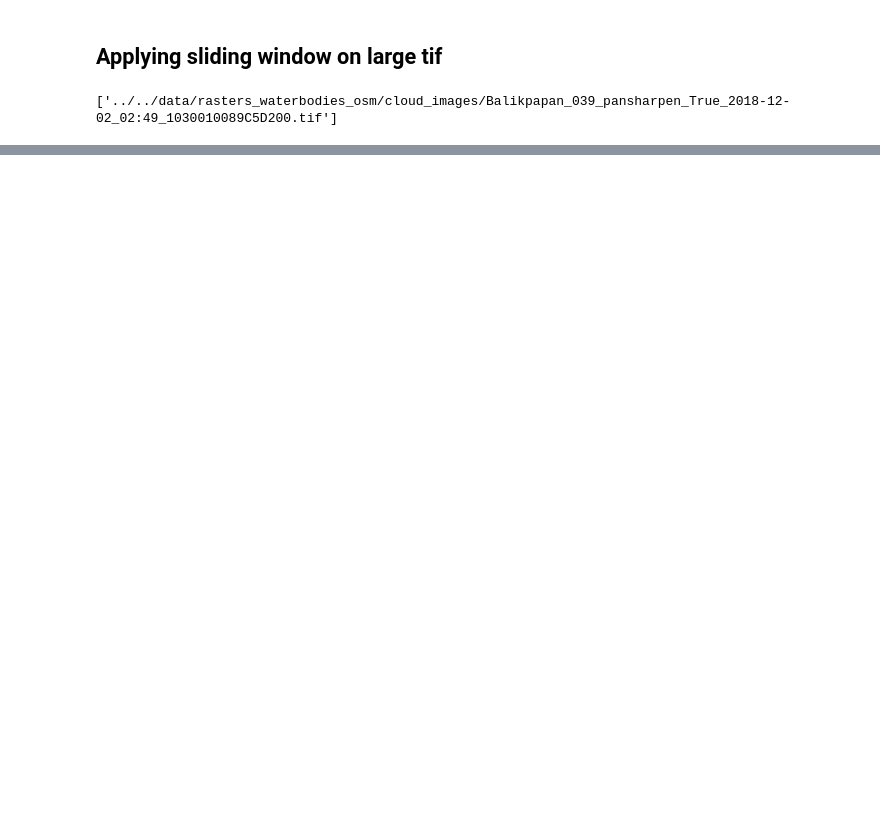
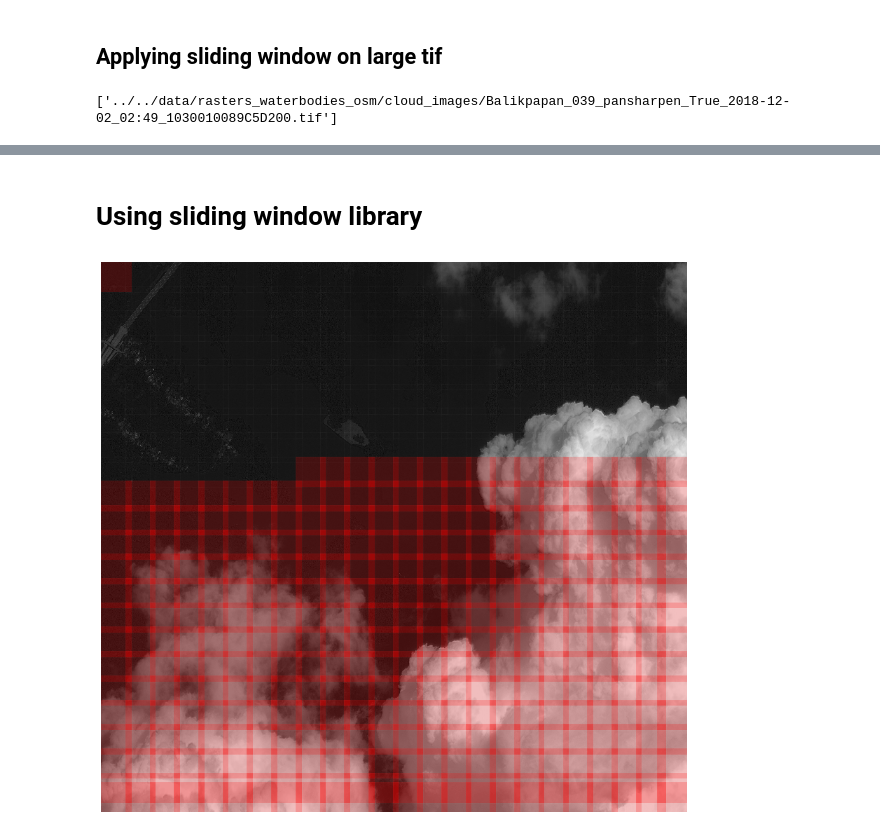
Before and after one commit to krakchris/rimbun.io, a Jupyter notebook: notebooks/sliding_window.ipynb, the cells around one changed output, grey strips where cells are left out. Cells and saved outputs as stored; diff of their text form; code cells hidden in the pictures; blank space fills up the shorter version.

```diff
--- a/notebooks/sliding_window.ipynb
+++ b/notebooks/sliding_window.ipynb
@@ -87,0 +94,2 @@ for i, j in indices:
+# %% [markdown]
+# Using sliding window library
@@ -87,0 +98,40 @@ for i, j in indices:
+# %%
+windows_sw = sw.generate(inference_img,
+                      ['w', 'h', 'c'],
+                      patch_size, overlap_frac, transforms = [])
+
+windows = [inference_img[windows.x:windows.x + patch_size,windows.y:windows.y + patch_size] for windows in windows_sw]
+indices = [[window.x,window.y] for window in windows_sw]
+# %%
+# stack data to match data structure for inference
+indices = np.array(indices)
+a = np.vstack(windows_2)
+
+# perform inference on windows
+# labels = model.predict(a)
+
+# I now use hand made labels
+labels = np.zeros(indices.shape[0])
+labels[0] = 1 # the very first part of the image is highighted
+labels[200:] = 1 # the last part of the image is highlighted
+# %%
+Ni, Nj = [patch_size,patch_size]
+
+#plot the predictions:
+fig, ax = plt.subplots(figsize = (15,15))
+
+# plot image
+ax.imshow(out_img[0,:,:], cmap='gray')
+ax.axis('off')
+
+# highlight high probabilities
+for i, j in indices[labels == 1]:
+    ax.add_patch(plt.Rectangle((j, i), Nj, Ni, edgecolor='none',
+                               alpha=0.2, lw=2, facecolor='red'))
+
+# add squares
+for i, j in indices:
+    ax.add_patch(plt.Rectangle((j, i), Nj, Ni, edgecolor='white',
+                               alpha=0.02, lw=1, facecolor='none'))
+# %% [output]
+[figure, added]
```
Also changed, not shown: parts of 11 cells of this notebook.
